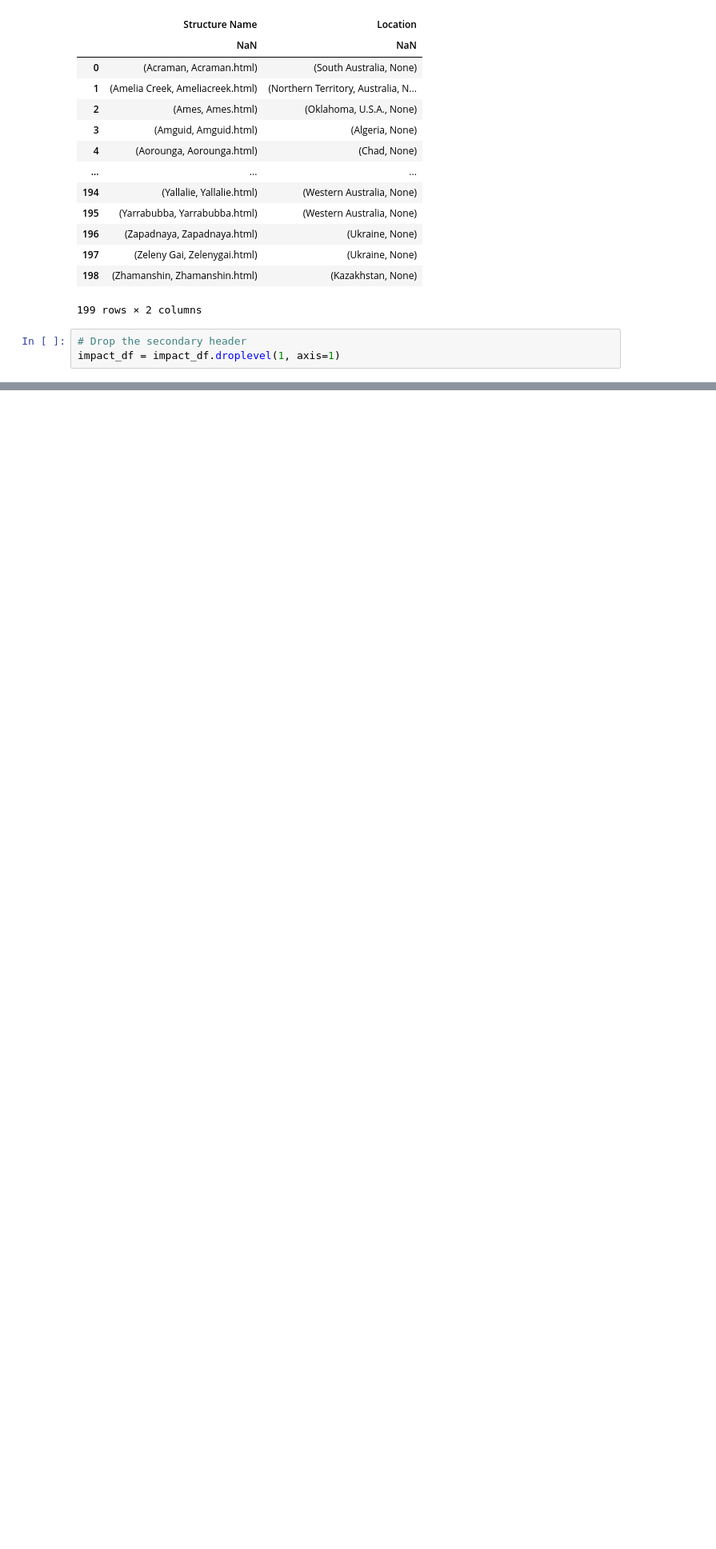
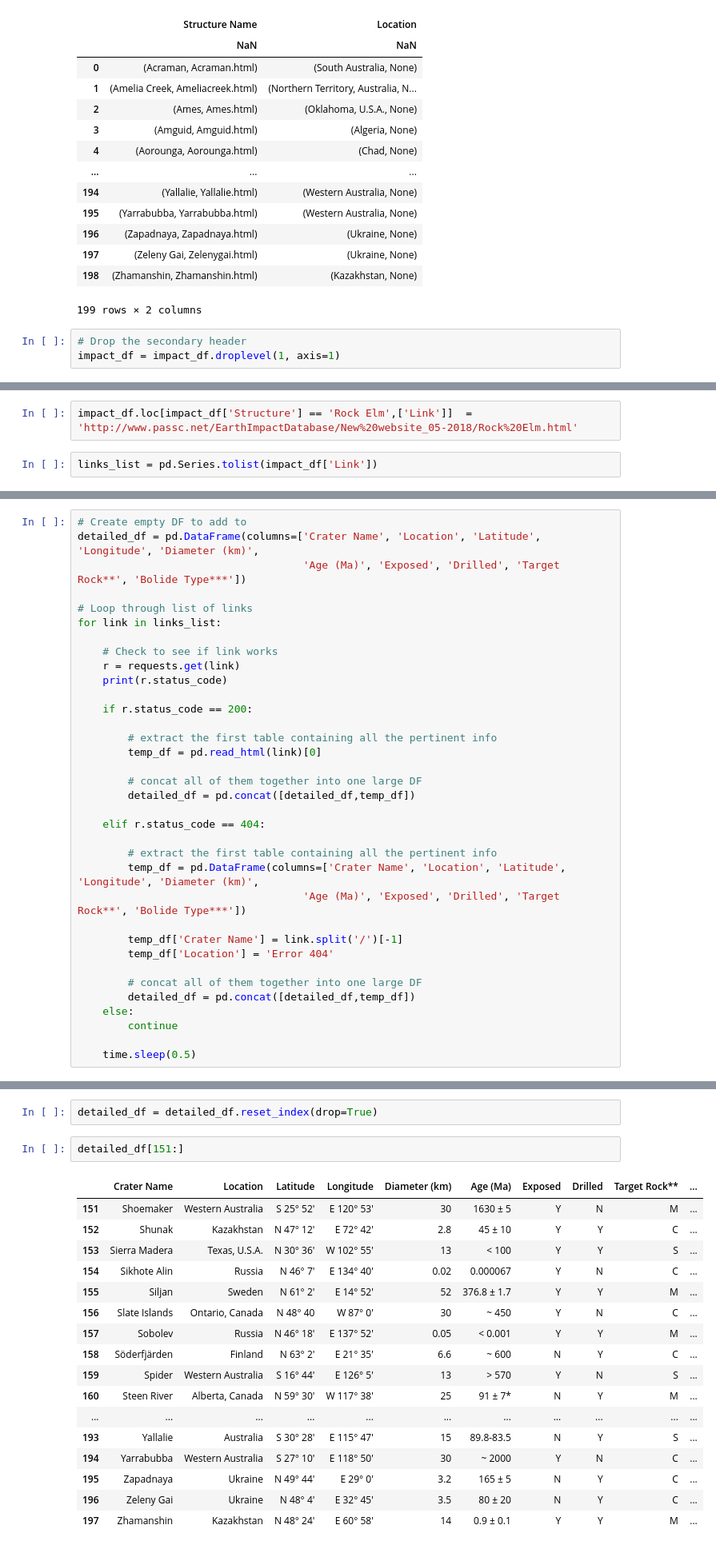
Before and after one commit to Lee-Terrell/Earth_Impacts, a Jupyter notebook: eid_scrape.ipynb, the cells around one changed output, grey strips where cells are left out. Shown at 80% size. Saved outputs shown, nothing was run; the diff lists cells and outputs as text; blank space fills up the shorter version.

Commit message:
Scraped detailed crater data into a dataframe

```diff
--- a/eid_scrape.ipynb
+++ b/eid_scrape.ipynb
@@ -32,0 +69,4 @@ impact_df['Structure Name'].loc[0][1]
+# %%
+impact_df.loc[impact_df['Structure'] == 'Rock Elm',['Link']]  = 'http://www.passc.net/EarthImpactDatabase/New%20website_05-2018/Rock%20Elm.html'
+# %%
+links_list = pd.Series.tolist(impact_df['Link'])
@@ -32,0 +102,35 @@ impact_df['Structure Name'].loc[0][1]
+# %%
+# Create empty DF to add to
+detailed_df = pd.DataFrame(columns=['Crater Name', 'Location', 'Latitude', 'Longitude', 'Diameter (km)',
+                                    'Age (Ma)', 'Exposed', 'Drilled', 'Target Rock**', 'Bolide Type***'])
+
+# Loop through list of links
+for link in links_list:
+
+    # Check to see if link works
+    r = requests.get(link)
+    print(r.status_code)
+
+    if r.status_code == 200:
+
+        # extract the first table containing all the pertinent info
+        temp_df = pd.read_html(link)[0]
+
+        # concat all of them together into one large DF
+        detailed_df = pd.concat([detailed_df,temp_df])
+
+    elif r.status_code == 404:
+
+        # extract the first table containing all the pertinent info
+        temp_df = pd.DataFrame(columns=['Crater Name', 'Location', 'Latitude', 'Longitude', 'Diameter (km)',
+                                    'Age (Ma)', 'Exposed', 'Drilled', 'Target Rock**', 'Bolide Type***'])
+
+        temp_df['Crater Name'] = link.split('/')[-1]
+        temp_df['Location'] = 'Error 404'
+
+        # concat all of them together into one large DF
+        detailed_df = pd.concat([detailed_df,temp_df])
+    else:
+        continue
+
+    time.sleep(0.5)
@@ -32,0 +155,22 @@ impact_df['Structure Name'].loc[0][1]
+# %%
+detailed_df = detailed_df.reset_index(drop=True)
+# %%
+detailed_df[151:]
+# %% [output]
+|  | Crater Name | Location | Latitude | Longitude | Diameter (km) | Age (Ma) | Exposed | Drilled | Target Rock** | ... |
+| 151 | Shoemaker | Western Australia | S 25° 52' | E 120° 53' | 30 | 1630 ± 5 | Y | N | M | ... |
+| 152 | Shunak | Kazakhstan | N 47° 12' | E 72° 42' | 2.8 | 45 ± 10 | Y | Y | C | ... |
+| 153 | Sierra Madera | Texas, U.S.A. | N 30° 36' | W 102° 55' | 13 | < 100 | Y | Y | S | ... |
+| 154 | Sikhote Alin | Russia | N 46° 7' | E 134° 40' | 0.02 | 0.000067 | Y | N | C | ... |
+| 155 | Siljan | Sweden | N 61° 2' | E 14° 52' | 52 | 376.8 ± 1.7 | Y | Y | M | ... |
+| 156 | Slate Islands | Ontario, Canada | N 48° 40 | W 87° 0' | 30 | ~ 450 | Y | N | C | ... |
+| 157 | Sobolev | Russia | N 46° 18' | E 137° 52' | 0.05 | < 0.001 | Y | Y | M | ... |
+| 158 | Söderfjärden | Finland | N 63° 2' | E 21° 35' | 6.6 | ~ 600 | N | Y | C | ... |
+| 159 | Spider | Western Australia | S 16° 44' | E 126° 5' | 13 | > 570 | Y | N | S | ... |
+| 160 | Steen River | Alberta, Canada | N 59° 30' | W 117° 38' | 25 | 91 ± 7* | N | Y | M | ... |
+| ... | ... | ... | ... | ... | ... | ... | ... | ... | ... | ... |
+| 193 | Yallalie | Australia | S 30° 28' | E 115° 47' | 15 | 89.8-83.5 | N | Y | S | ... |
+| 194 | Yarrabubba | Western Australia | S 27° 10' | E 118° 50' | 30 | ~ 2000 | Y | N | C | ... |
+| 195 | Zapadnaya | Ukraine | N 49° 44' | E 29° 0' | 3.2 | 165 ± 5 | N | Y | C | ... |
+| 196 | Zeleny Gai | Ukraine | N 48° 4' | E 32° 45' | 3.5 | 80 ± 20 | N | Y | C | ... |
+| 197 | Zhamanshin | Kazakhstan | N 48° 24' | E 60° 58' | 14 | 0.9 ± 0.1 | Y | Y | M | ... |
```
Also changed, not shown: parts of 9 cells of this notebook.
